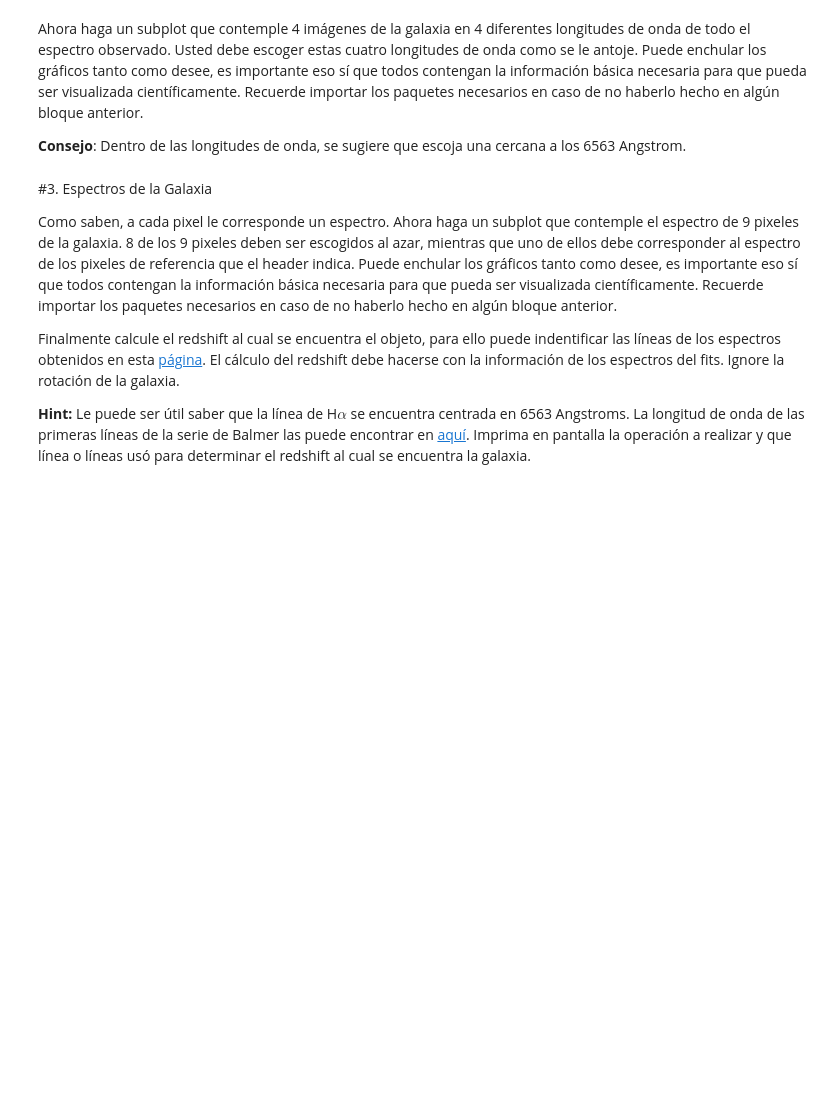
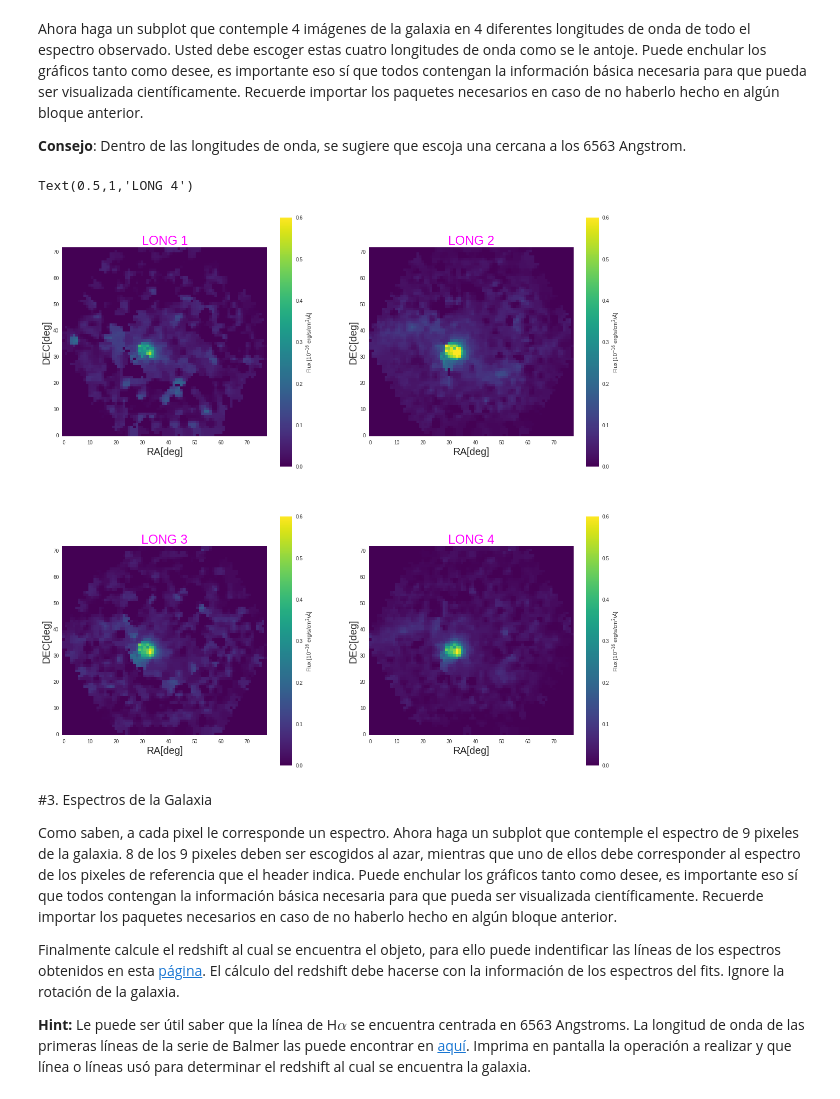
Before and after one commit to PaulaBDS/minitarea4, a Jupyter notebook: minitarea4.ipynb, the cells around one changed output. Drawn from its saved outputs; the diff is of its cells as text; code cells hidden in the pictures; blank space fills up the shorter version.

Commit message:
Actividad2, falta en gráficos cambiar los ejes a "coordenadas espaciales"

```diff
--- a/minitarea4.ipynb
+++ b/minitarea4.ipynb
@@ -41,3 +41,16 @@ Mounted at /content/gdrive
 # 2. Visualización de la Galaxia
 
 En esta parte debe hacer lectura del cubo de datos **fits.gz** que se encuentra guardado en su Google Drive. Importe todos los paquetes que sean necesarios, no olvide leer el header (Ya sea en su forma normal o en WCS) e imprímalo en pantalla.
+# %%
+from astropy.io import fits
+from astropy.wcs import WCS
+import matplotlib.pyplot as plt
+import numpy as np
+
+file = ('/content/gdrive/My Drive/NGC7819.V500.rscube.fits.gz')
+hdu = fits.open(file)[0]
+header = hdu.header
+wcs = WCS(header)
+print(wcs)
+print('\nHEADER:\n')
+header
@@ -45,6 +88,50 @@ En esta parte debe hacer lectura del cubo de datos **fits.gz** que se encuentra
 Ahora haga un subplot que contemple 4 imágenes de la galaxia en 4 diferentes longitudes de onda de todo el espectro observado. Usted debe escoger estas cuatro longitudes de onda como se le antoje. Puede enchular los gráficos tanto como desee, es importante eso sí que todos contengan la información básica necesaria para que pueda ser visualizada científicamente. Recuerde importar los paquetes necesarios en caso de no haberlo hecho en algún bloque anterior.
 
 **Consejo**: Dentro de las longitudes de onda, se sugiere que escoja una cercana a los 6563 Angstrom.
+# %%
+# Primero se obtiene la imagen
+data = hdu.data
+
+# Luego se crea la figura con los subplots
+fig, ax = plt.subplots(nrows=2, ncols=2, figsize=(20,20))
+
+# Gráfico para long de onda 1
+cb1=ax[0,0].imshow(data[0], origin='lower', vmax=0.6, vmin=0, cmap='viridis')
+fig.colorbar(cb1, ax=ax[0,0], label='Flux [10$^{-16}$ erg/s/cm$^2$/$\AA$]')
+ax[0,0].grid(b=None)
+ax[0,0].set_xlabel('RA[deg]', size=20)
+ax[0,0].set_ylabel('DEC[deg]', size=20)
+ax[0,0].set_title('LONG 1', size=25, color='magenta')
+
+
+# Gráfico para long de onda 2
+cb2=ax[0,1].imshow(data[90], origin='lower', vmax=0.6, vmin=0, cmap='viridis')
+fig.colorbar(cb2, ax=ax[0,1], label='Flux [10$^{-16}$ erg/s/cm$^2$/$\AA$]')
+ax[0,1].grid(b=None)
+ax[0,1].set_xlabel('RA[deg]', size=20)
+ax[0,1].set_ylabel('DEC[deg]', size=20)
+ax[0,1].set_title('LONG 2', size=25, color='magenta')
+
+
+# Gráfico para long de onda 3
+cb3=ax[1,0].imshow(data[40], origin='lower', vmax=0.6, vmin=0, cmap='viridis')
+fig.colorbar(cb3, ax=ax[1,0], label='Flux [10$^{-16}$ erg/s/cm$^2$/$\AA$]')
+ax[1,0].grid(b=None)
+ax[1,0].set_xlabel('RA[deg]', size=20)
+ax[1,0].set_ylabel('DEC[deg]', size=20)
+ax[1,0].set_title('LONG 3', size=25, color='magenta')
+
+
+# Gráfico para long de onda 4
+cb4=ax[1,1].imshow(data[140], origin='lower', vmax=0.6, vmin=0, cmap='viridis')
+fig.colorbar(cb4, ax=ax[1,1], label='Flux [10$^{-16}$ erg/s/cm$^2$/$\AA$]')
+ax[1,1].grid(b=None)
+ax[1,1].set_xlabel('RA[deg]', size=20)
+ax[1,1].set_ylabel('DEC[deg]', size=20)
+ax[1,1].set_title('LONG 4', size=25, color='magenta')
+# %% [output]
+Text(0.5,1,'LONG 4')
+[figure, added]
 # %% [markdown]
 #3. Espectros de la Galaxia
 
```
Also changed, not shown: parts of 1 cell of this notebook.
